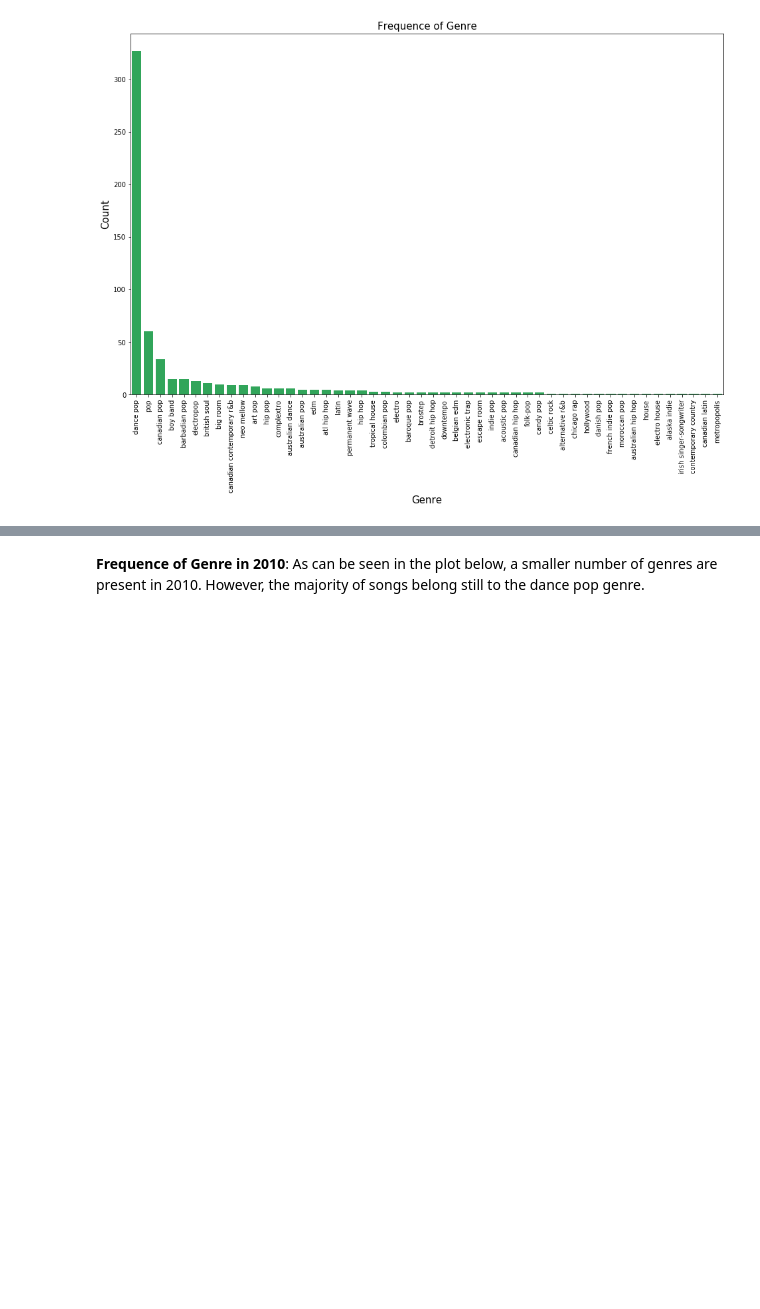
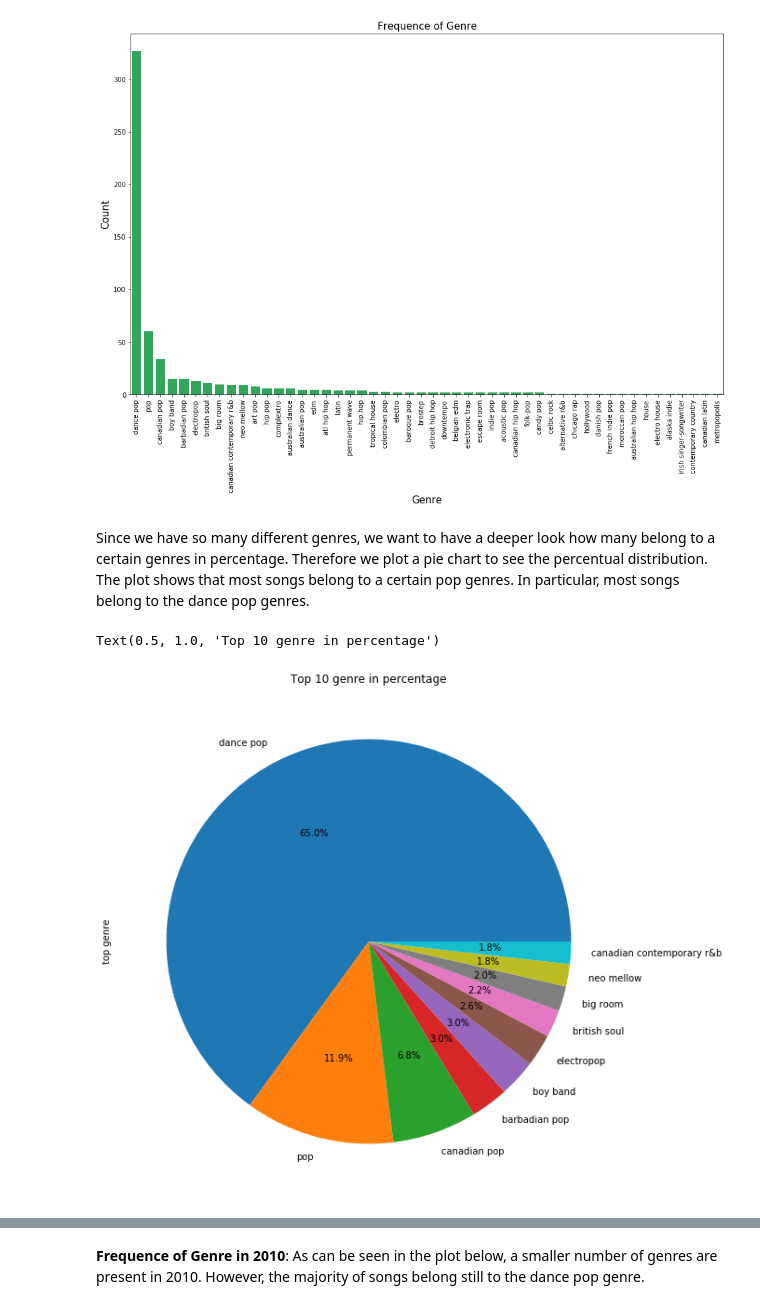
Before and after one commit to Franca97/skills_group_project, a Jupyter notebook: group.project.ipynb, the cells around one changed output, grey strips where cells are left out. Drawn from its saved outputs; the diff is of its cells as text; code cells hidden in the pictures; blank space fills up the shorter version.

```diff
--- a/group.project.ipynb
+++ b/group.project.ipynb
@@ -147,3 +137,11 @@ plt.title("Frequence of Genre", fontsize = 15) # set title
 plt.show() # show plot
 # %% [output]
 [figure]
+# %% [markdown]
+Since we have so many different genres, we want to have a deeper look how many belong to a certain genres in percentage. Therefore we plot a pie chart to see the percentual distribution. The plot shows that most songs belong to a certain pop genres. In particular, most songs belong to the dance pop genres.
+# %%
+df["top genre"].value_counts().head(10).plot.pie(figsize=(16,10), autopct='%1.1f%%') #taking the top 10 genres to plot a piechart of size 16,10, further we use autopct to display the percent values
+plt.title("Top 10 genre in percentage") # define the title
+# %% [output]
+Text(0.5, 1.0, 'Top 10 genre in percentage')
+[figure, added]
```
Also changed, not shown: parts of 14 cells of this notebook, 1 other file.
